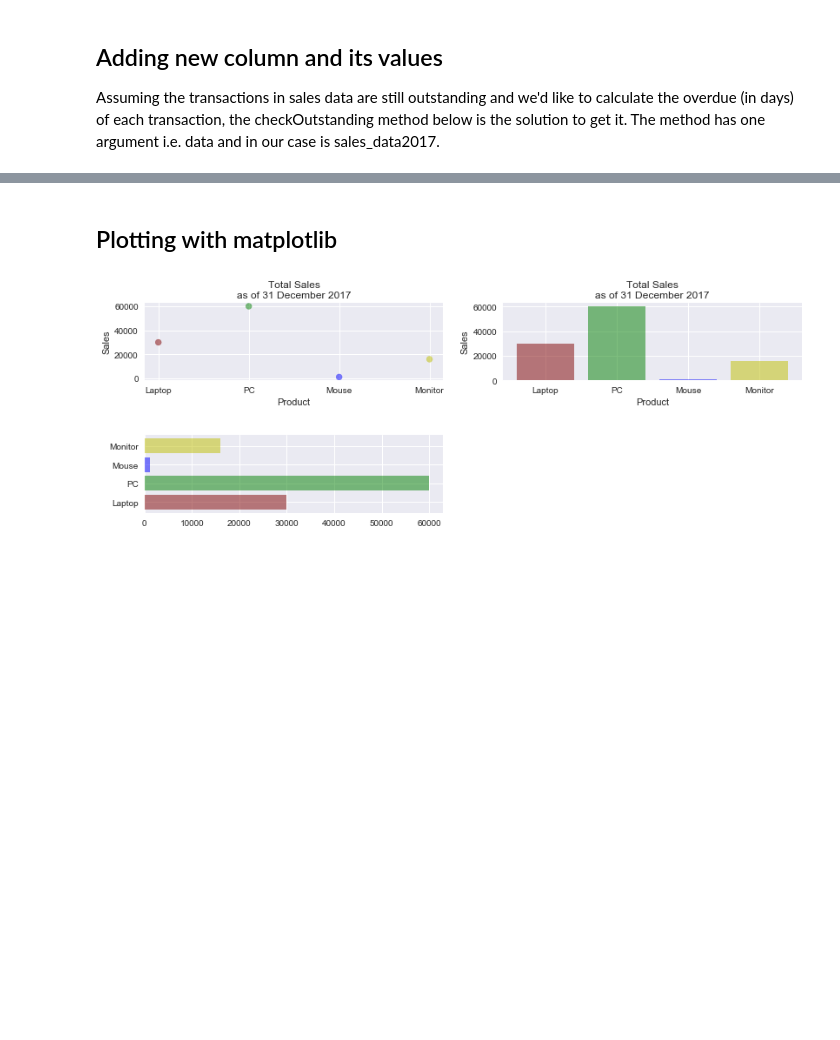
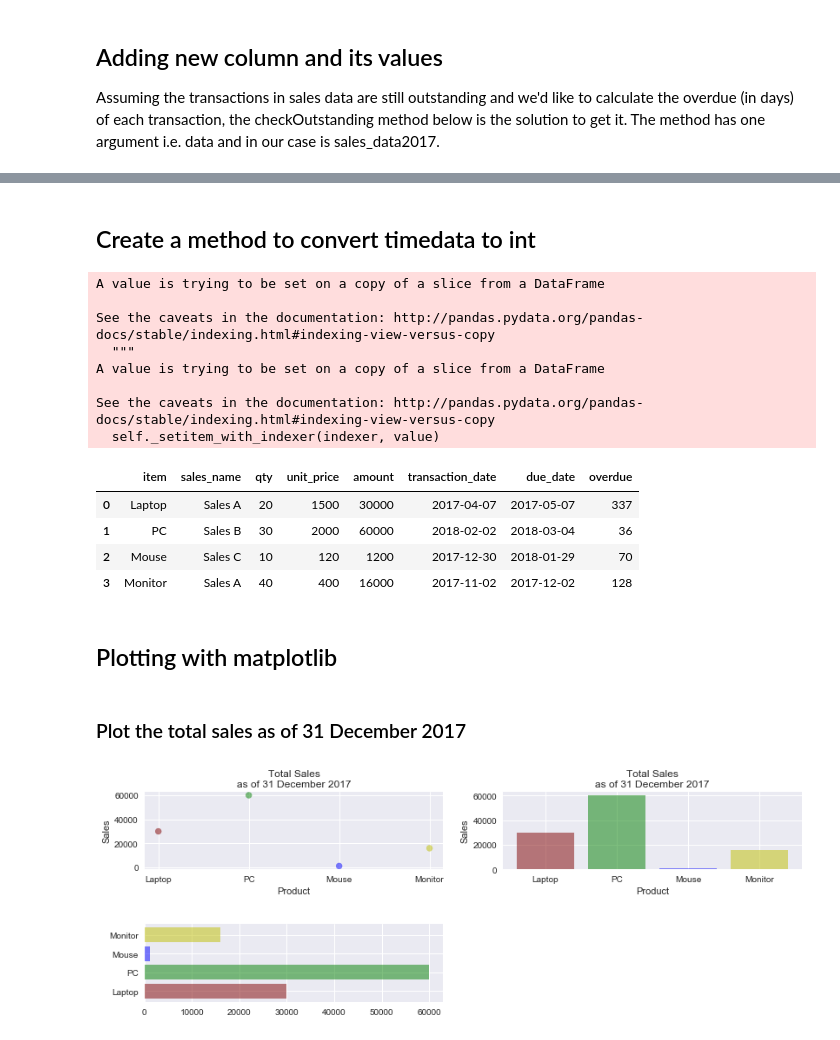
Before and after one commit to luckyp71/python_numpy_matplotlib_pandas, a Jupyter notebook: python_numpy_matplotlib_pandas.ipynb, the cells around one changed output, grey strips where cells are left out. Cells and saved outputs as stored; diff of their text form; code cells hidden in the pictures; blank space fills up the shorter version.

```diff
--- a/python_numpy_matplotlib_pandas.ipynb
+++ b/python_numpy_matplotlib_pandas.ipynb
@@ -115,5 +129,33 @@ checkOutstanding(sales_data2017)
+# %% [markdown]
+## Create a method to convert timedata to int
+# %%
+def convertTimeDataToInt(d):
+    count = 0;
+    data = list(d['overdue'])
+    for i in data:
+        sales_data2017['overdue'][count] = i.days
+        count +=1
+    return sales_data2017
+
+convertTimeDataToInt(sales_data2017)
+# %% [output]
+A value is trying to be set on a copy of a slice from a DataFrame
+
+See the caveats in the documentation: http://pandas.pydata.org/pandas-docs/stable/indexing.html#indexing-view-versus-copy
+  """
+A value is trying to be set on a copy of a slice from a DataFrame
+
+See the caveats in the documentation: http://pandas.pydata.org/pandas-docs/stable/indexing.html#indexing-view-versus-copy
+  self._setitem_with_indexer(indexer, value)
+|  | item | sales_name | qty | unit_price | amount | transaction_date | due_date | overdue |
+| 0 | Laptop | Sales A | 20 | 1500 | 30000 | 2017-04-07 | 2017-05-07 | 337 |
+| 1 | PC | Sales B | 30 | 2000 | 60000 | 2018-02-02 | 2018-03-04 | 36 |
+| 2 | Mouse | Sales C | 10 | 120 | 1200 | 2017-12-30 | 2018-01-29 | 70 |
+| 3 | Monitor | Sales A | 40 | 400 | 16000 | 2017-11-02 | 2017-12-02 | 128 |
 # %% [markdown]
 ## Plotting with matplotlib
+# %% [markdown]
+### Plot the total sales as of 31 December 2017
 # %%
 item = sales_data2017['item']
 sales = sales_data2017['amount']
```
Also changed, not shown: parts of 7 cells of this notebook.
